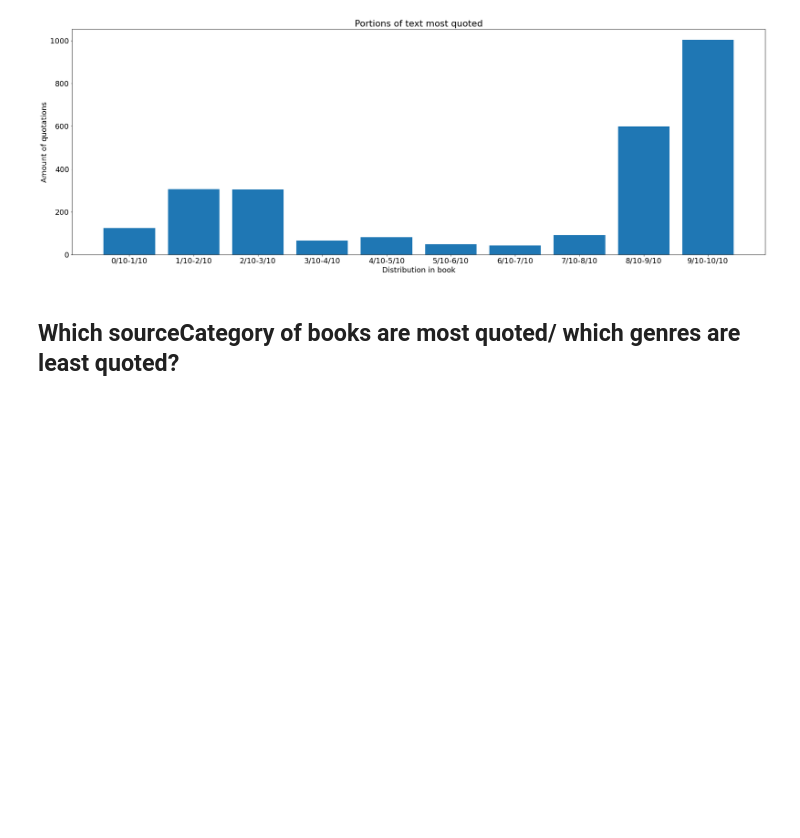
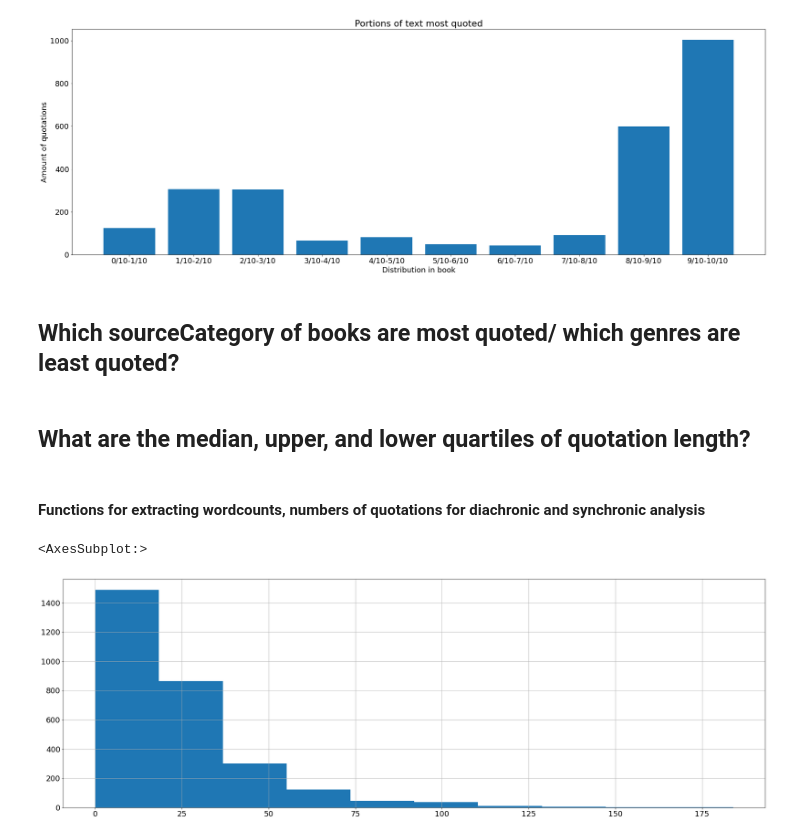
Before and after one commit to JonathanReeve/text-matcher, a Jupyter notebook: visualization/analyze_data.ipynb, the cells around one changed output. Drawn from its saved outputs; the diff is of its cells as text; code cells hidden in the pictures; blank space fills up the shorter version.

Commit message:
added histogram of quotation lengths

```diff
--- a/visualization/analyze_data.ipynb
+++ b/visualization/analyze_data.ipynb
@@ -4,4 +6,9 @@ import json
 # %%
+text = '../visualization/gender_trouble_pages.txt'
+with open(text) as f:
+    rawText = f.read()
+txt = Path(text).read_text()
+
 articles = '../text_matcher/finaldata.jsonl'
 with open(articles) as f:
     rawData = f.readlines()
@@ -14,4 +21,4 @@ df = pd.DataFrame(data)
 df = df.drop(['id', 'url', 'outputFormat', 'volumeNumber', 'subTitle', 'provider', 'datePublished', \
               'pagination', 'pageEnd', 'pageStart'], axis=1)
 articlesWithMatches = df[df['numMatches'].apply(lambda x: x > 0)]
-articlesWithMatches
+df = articlesWithMatches
@@ -97,3 +89,43 @@ plotPortionsOfQuotes(distributionCount)
 [figure]
 # %% [markdown]
 ## Which sourceCategory of books are most quoted/ which genres are least quoted?
+# %% [markdown]
+## What are the median, upper, and lower quartiles of quotation length?
+# %% [markdown]
+#### Functions for extracting wordcounts, numbers of quotations for diachronic and synchronic analysis
+# %%
+def countWords(locRange):
+    """ Counts words in text, given character ranges. """
+    chunk = txt[locRange[0]:locRange[1]]
+    return len(chunk.split())
+
+def totalWords(locRangeSet):
+    """ Counts total words in a list of location ranges. """
+    return sum([countWords(locRange) for locRange in locRangeSet])
+
+def countsPerSet(locRangeSet):
+    """ Returns an augmented location range set that includes word counts. """
+    return [(locRange, countWords(locRange))
+             for locRange in locRangeSet]
+
+def extractWordcounts(locsAndWordcounts):
+    """
+    Takes pairs of location ranges and wordcounts,
+    and returns just the wordcounts.
+    """
+    return [item[1] for item in locsAndWordcounts
+            if len(locsAndWordcounts) > 0]
+# %%
+df['Quoted Words'] = df['Locations in A'].apply(totalWords)
+df['Locations in A with Wordcounts'] = df['Locations in A'].apply(countsPerSet)
+# %%
+df['Wordcounts'] = df['Locations in A with Wordcounts'].apply(extractWordcounts)
+wordcounts = []
+for countSet in df['Wordcounts'].values:
+    for count in countSet:
+        wordcounts.append(count)
+# %%
+pd.Series(wordcounts).hist()
+# %% [output]
+<AxesSubplot:>
+[figure, added]
```
Also changed, not shown: parts of 3 cells of this notebook, 2 other files.
